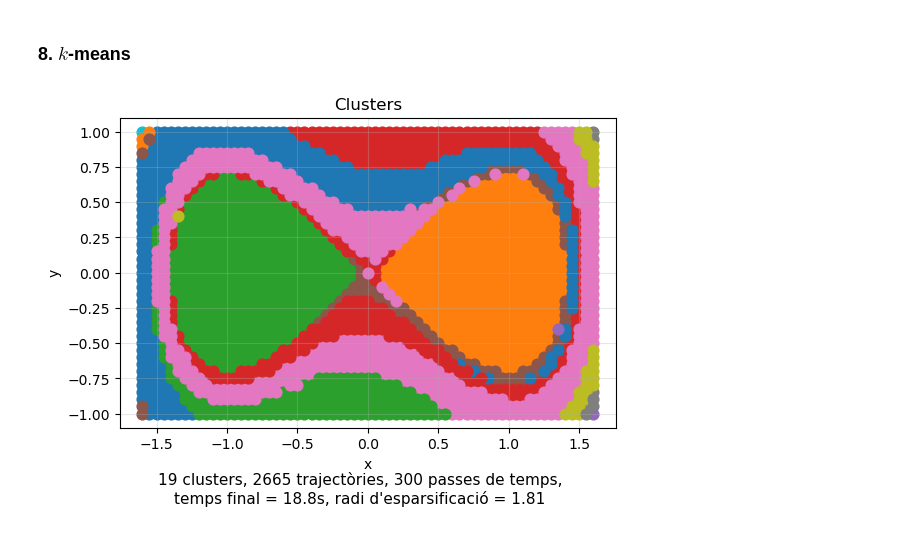
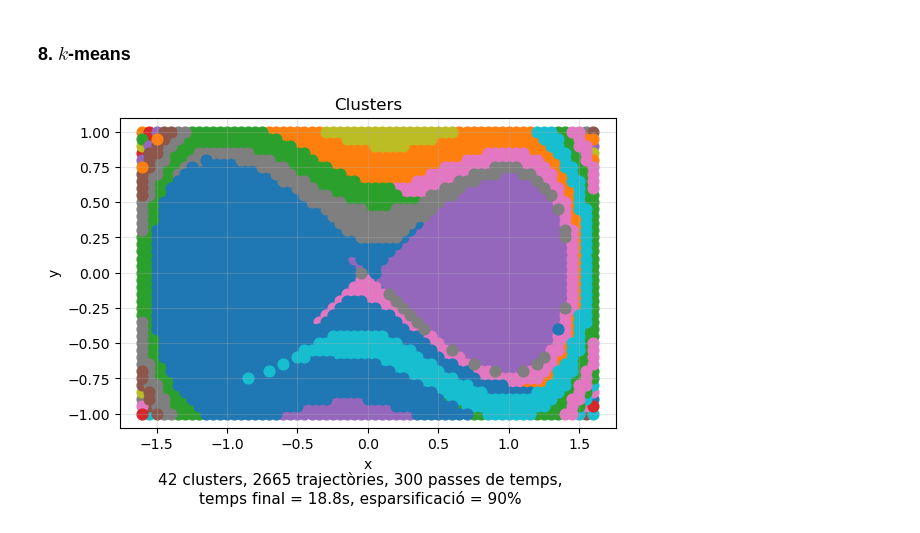
Before and after one commit to victor-lopz/spectral-clustering, a Jupyter notebook: clustering/duffing.ipynb, the cells around one changed output. Saved outputs shown, nothing was run; the diff lists cells and outputs as text; code cells hidden in the pictures.

Commit message:
fix sparcify method that tries different tolerances until the min sparsification percent is reached

```diff
--- a/clustering/duffing.ipynb
+++ b/clustering/duffing.ipynb
@@ -218,4 +288,4 @@ def sparcify_with_tol(matriu: np.ndarray, tol: float) -> Tuple[np.ndarray, float
 # %% [markdown]
 ### 4 Matriu de similaritat
 # %%
-matriu_pesos, pes_max, pes_min = calcula_matriu_pesos(trajectories, t_valors)
+matriu_pesos = calcula_matriu_pesos(trajectories, t_valors)
@@ -254,3 +316,5 @@ def sparcify_fins_percent(matriu: np.ndarray, min_percent: float = 0.9, num_tole
 # %%
-matriu_similaritat_W, tol = sparcify_fins_percent(matriu_pesos)
+matriu_similaritat_W, sparsification_tol, sparsification_percent = \
+    sparcify(matriu_pesos, percent=90)
+print(f"Sparsificació obtinguda: {sparsification_percent*100:.2f}%")
 # %% [output]
@@ -332,42 +395,8 @@ matriu_veps_U = veps[:, :num_clusters_k]
 num_clusters_total = num_clusters_k + 1 # el cluster afegit representa els estats incoherents
 kmeans = KMeans(n_clusters=num_clusters_total, n_init=100)
 labels = kmeans.fit_predict(matriu_veps_U)
-# %%
-def grafica_clusters(condicions_inicials, labels):
-    for cluster_id in range(num_clusters_total):
-        indices = np.where(labels == cluster_id)
-        if len(indices[0]) > 0:
-            plt.scatter(condicions_inicials[indices, 0],
-                        condicions_inicials[indices, 1],
-                        s=60, label=cluster_id)
-    plt.title('Clusters')
-    plt.xlabel('x')
-    plt.ylabel('y')
-    max_legend_entries = 10
-    if num_clusters_total < max_legend_entries:
-        plt.legend(title="Cluster", loc='upper left', bbox_to_anchor=(1, 1))
-    plt.grid(True, alpha=0.3)
-    plt.gca().set_aspect('equal')
-    descripcio = (
-        f"{num_clusters_total} clusters, {num_trajectories} trajectòries, "
-        f"{t_steps} passes de temps," "\n"
-        f"temps final = {t_span[-1]:.1f}s, radi d'esparsificació = {tol:.2f}"
-    )
-    plt.figtext(0.5, 0.01, descripcio, ha='center', fontsize=11)
-    plt.subplots_adjust(bottom=0.1)
-    timestamp = datetime.now().strftime("%Y-%m-%dT%H-%M-%S")
-    filename = ( # concatenem parametres pel nom del fitxer
-        f"{timestamp}"
-        f"_clusters={num_clusters_total}"
-        f"_traj={num_trajectories}"
-        f"_tol={tol}"
-        f"_t_steps={t_steps}"
-        f"_t_end={t_span[-1]}"
-        ".pdf"
-    )
-    plt.savefig(f"grafiques/{filename}")
-    plt.show()
 # %%
-grafica_clusters(condicions_inicials, labels)
+args = (num_clusters_total, sparsification_tol, sparsification_percent, t_steps, t_span)
+grafica_clusters(condicions_inicials, labels, args)
 # %% [output]
-[figure, old version]
+[figure, new version]
```
Also changed, not shown: parts of 21 cells of this notebook.
